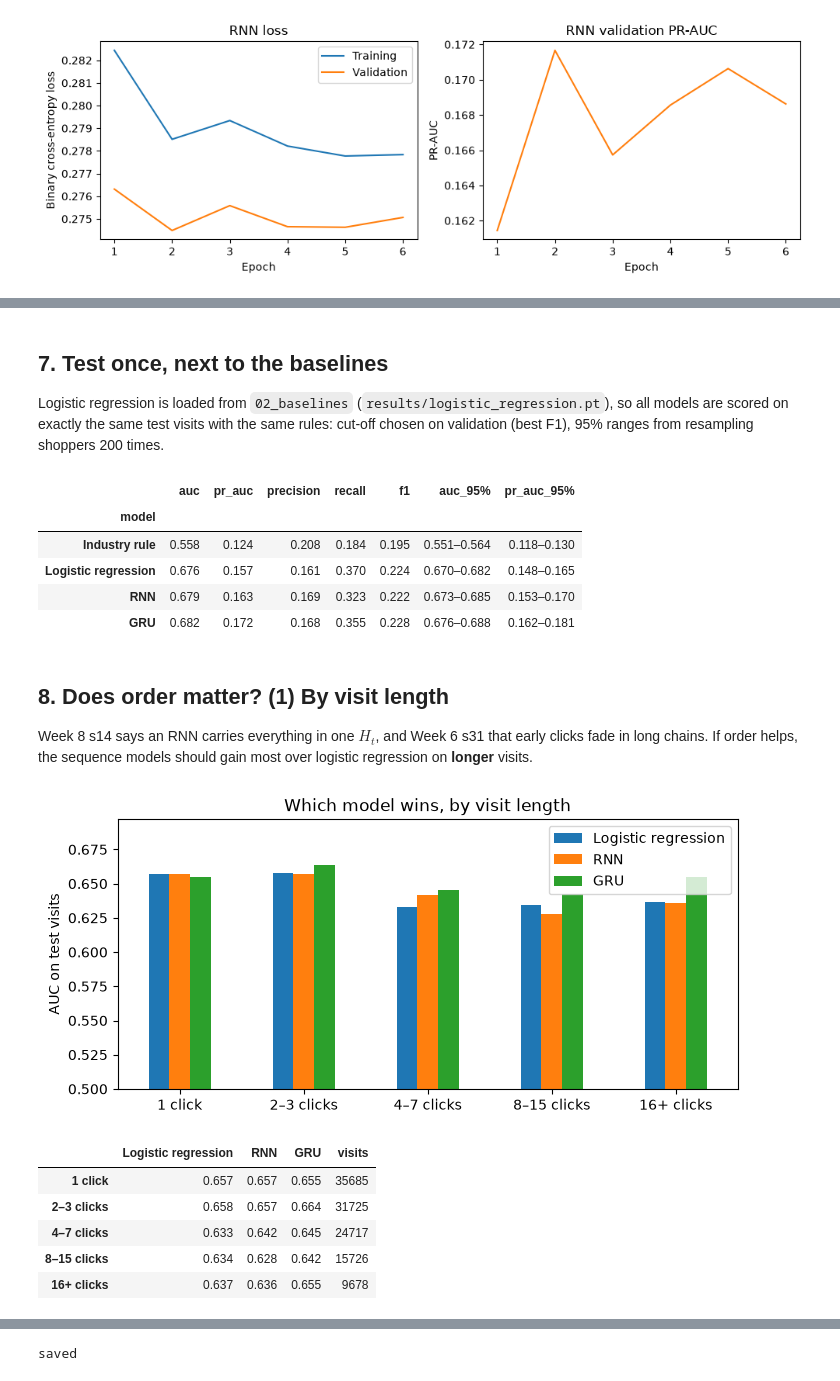
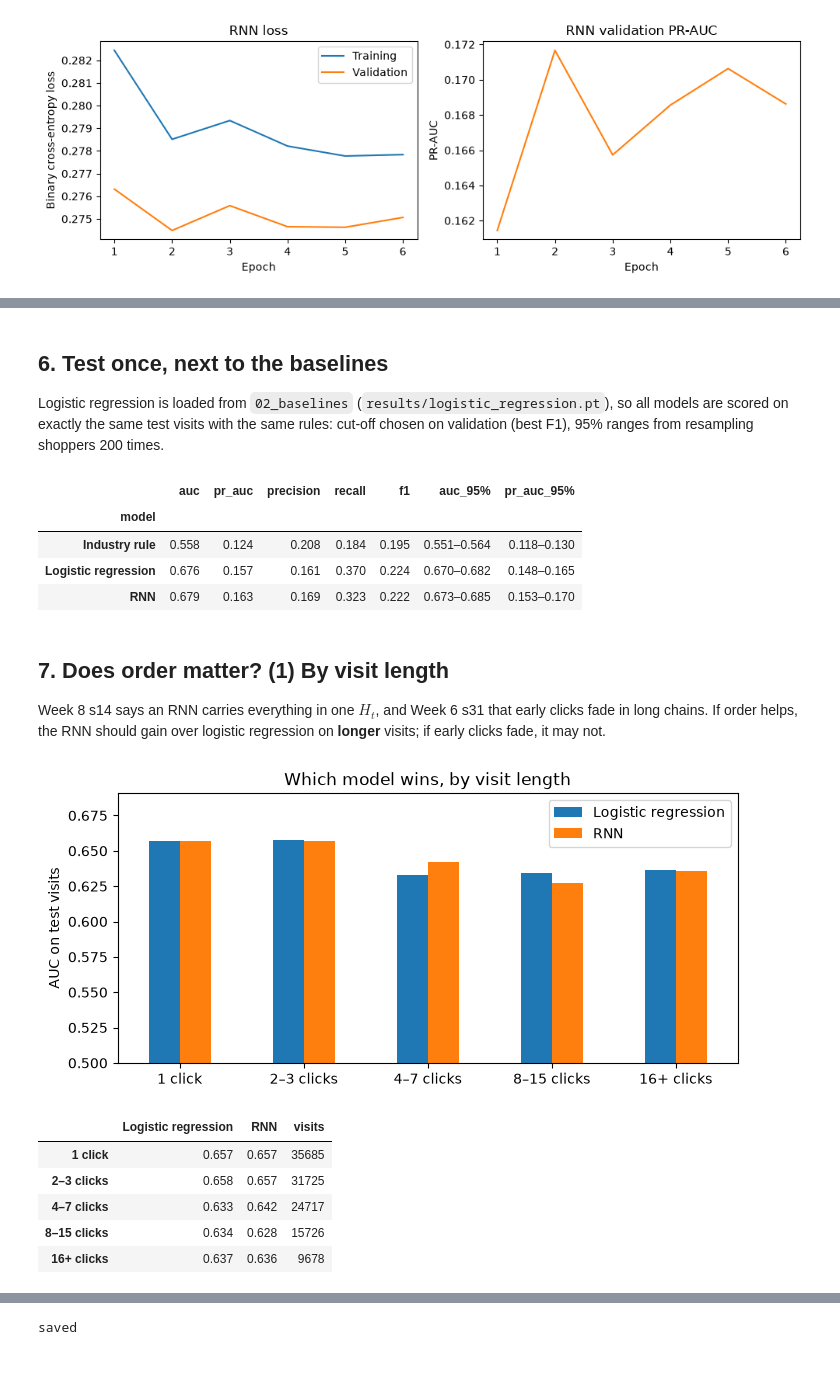
Before and after one commit to kriksciunask/nudge, a Jupyter notebook: notebooks/03_rnn.ipynb, the cells around one changed output, grey strips where cells are left out. Saved outputs shown, nothing was run; the diff lists cells and outputs as text; code cells hidden in the pictures.

```diff
--- a/notebooks/03_rnn.ipynb
+++ b/notebooks/03_rnn.ipynb
@@ -85,11 +85,10 @@ The same weights $W_{xh}, W_{hh}$ are reused at every step, so a 2-click and a 4
 # %%
 class SequenceClassifier(nn.Module):
-    """Embedding -> RNN or GRU -> last hidden state H_T -> Linear -> one logit."""
-    def __init__(self, cell="rnn", vocab_size=VOCAB_SIZE, d=32, hidden=64, dropout=0.2):
+    """Embedding -> RNN -> last hidden state H_T -> Linear -> one logit."""
+    def __init__(self, vocab_size=VOCAB_SIZE, d=32, hidden=64, dropout=0.2):
         super().__init__()
         self.embedding = nn.Embedding(vocab_size, d, padding_idx=0)
-        recurrent = nn.RNN if cell == "rnn" else nn.GRU
-        self.recurrent = recurrent(d, hidden, batch_first=True)   # nn.RNN uses tanh: H_t = tanh(X_t W_xh + H_{t-1} W_hh + b_h)
+        self.recurrent = nn.RNN(d, hidden, batch_first=True)      # tanh: H_t = tanh(X_t W_xh + H_{t-1} W_hh + b_h)
         self.dropout = nn.Dropout(dropout)
         self.output = nn.Linear(hidden, 1)
 
@@ -99,7 +98,6 @@ class SequenceClassifier(nn.Module):
         _, last_hidden = self.recurrent(packed)                    # H_T after each visit's last real click
         return self.output(self.dropout(last_hidden[-1])).squeeze(-1)
 
-for cell in ("rnn", "gru"):
-    print(cell.upper(), "parameters:", sum(p.numel() for p in SequenceClassifier(cell).parameters()))
+print("RNN parameters:", sum(p.numel() for p in SequenceClassifier().parameters()))
 # %% [output]
 RNN parameters: 8353
@@ -114,7 +111,7 @@ test_loader = make_loader(X["test"], y["test"], batch_size=4096)
 loss_function = nn.BCEWithLogitsLoss()
 
 set_seed(SEED)
-rnn = SequenceClassifier("rnn").to(device)
+rnn = SequenceClassifier().to(device)
 history_rnn = train_model(rnn, train_loader, val_loader, loss_function, torch.optim.Adam(rnn.parameters(), lr=0.001), epochs=6, clip=1.0)
 plot_history(history_rnn, "RNN")
 # %% [output]
@@ -144,5 +125,5 @@ Epoch  6/6 | train loss 0.2752 | val loss 0.2733 | val PR-AUC 0.181
 # %% [markdown]
-## 7. Test once, next to the baselines
+## 6. Test once, next to the baselines
 Logistic regression is loaded from `02_baselines` (`results/logistic_regression.pt`), so all models are scored on exactly the same test visits with the same rules: cut-off chosen on validation (best F1), 95% ranges from resampling shoppers 200 times.
 # %%
 class LogisticRegression(nn.Module):
@@ -162,7 +143,6 @@ scores = {
                       for part, df in [("val", val_df), ("test", test_df)]},
     "Logistic regression": {part: predict_proba(logreg, count_loader[part]) for part in ("val", "test")},
     "RNN": {"val": predict_proba(rnn, val_loader), "test": predict_proba(rnn, test_loader)},
-    "GRU": {"val": predict_proba(gru, val_loader), "test": predict_proba(gru, test_loader)},
 }
 cutoffs = {name: pick_cutoff(y["val"], s["val"]) for name, s in scores.items()}
 
@@ -180,28 +160,27 @@ quality_table
 | Industry rule | 0.558 | 0.124 | 0.208 | 0.184 | 0.195 | 0.551–0.564 | 0.118–0.130 |
 | Logistic regression | 0.676 | 0.157 | 0.161 | 0.370 | 0.224 | 0.670–0.682 | 0.148–0.165 |
 | RNN | 0.679 | 0.163 | 0.169 | 0.323 | 0.222 | 0.673–0.685 | 0.153–0.170 |
-| GRU | 0.682 | 0.172 | 0.168 | 0.355 | 0.228 | 0.676–0.688 | 0.162–0.181 |
 # %% [markdown]
-## 8. Does order matter? (1) By visit length
-Week 8 s14 says an RNN carries everything in one $H_t$, and Week 6 s31 that early clicks fade in long chains. If order helps, the sequence models should gain most over logistic regression on **longer** visits.
+## 7. Does order matter? (1) By visit length
+Week 8 s14 says an RNN carries everything in one $H_t$, and Week 6 s31 that early clicks fade in long chains. If order helps, the RNN should gain over logistic regression on **longer** visits; if early clicks fade, it may not.
 # %%
 length = (X["test"] != 0).sum(axis=1)
 groups = pd.cut(length, [0, 2, 4, 8, 16, 65], labels=["1 click", "2–3 clicks", "4–7 clicks", "8–15 clicks", "16+ clicks"])
 by_length = pd.DataFrame({
     name: [quality(y["test"][groups == g], scores[name]["test"][groups == g], 0.5)["auc"] for g in groups.categories]
-    for name in ("Logistic regression", "RNN", "GRU")
+    for name in ("Logistic regression", "RNN")
 }, index=groups.categories)
 by_length["visits"] = pd.Series(groups).value_counts().reindex(groups.categories).to_numpy()
 by_length.drop(columns="visits").plot.bar(figsize=(8, 3.5), rot=0)
 plt.ylabel("AUC on test visits"); plt.ylim(0.5, None); plt.title("Which model wins, by visit length")
 plt.show()
 by_length.round(3)
 # %% [output]
-[figure, old version]
+[figure, new version]
-|  | Logistic regression | RNN | GRU | visits |
-| 1 click | 0.657 | 0.657 | 0.655 | 35685 |
-| 2–3 clicks | 0.658 | 0.657 | 0.664 | 31725 |
-| 4–7 clicks | 0.633 | 0.642 | 0.645 | 24717 |
-| 8–15 clicks | 0.634 | 0.628 | 0.642 | 15726 |
-| 16+ clicks | 0.637 | 0.636 | 0.655 | 9678 |
+|  | Logistic regression | RNN | visits |
+| 1 click | 0.657 | 0.657 | 35685 |
+| 2–3 clicks | 0.658 | 0.657 | 31725 |
+| 4–7 clicks | 0.633 | 0.642 | 24717 |
+| 8–15 clicks | 0.634 | 0.628 | 15726 |
+| 16+ clicks | 0.637 | 0.636 | 9678 |
 # %% [markdown]
```
Also changed, not shown: parts of 13 cells of this notebook, 9 other files.
